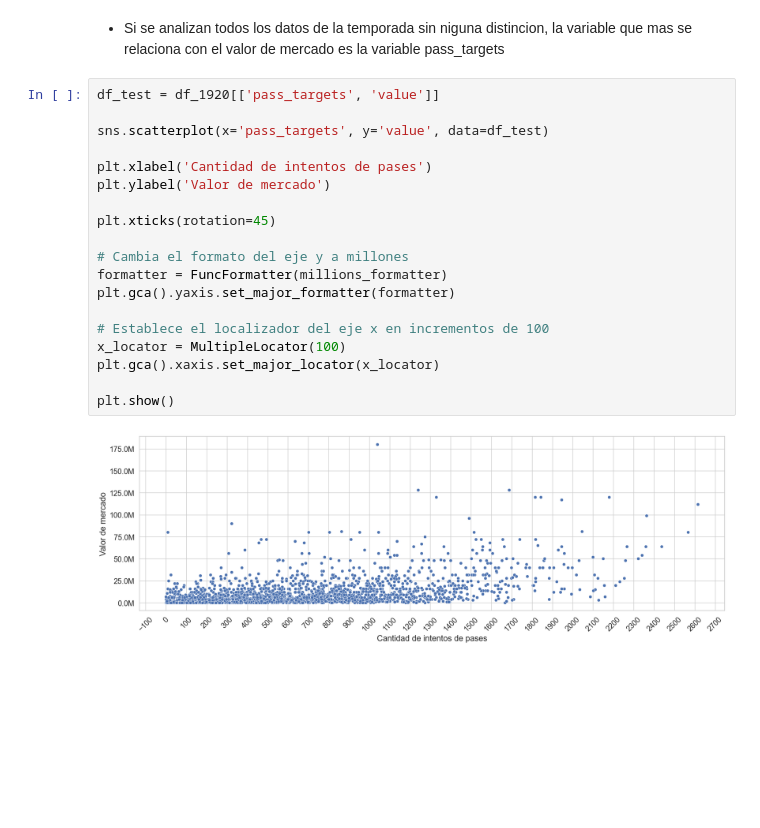
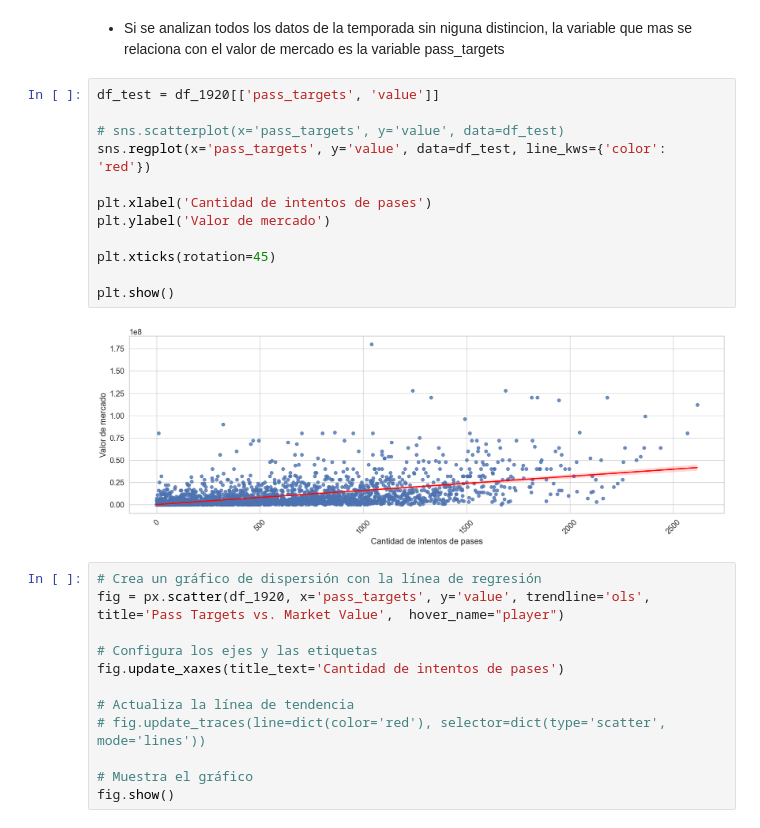
Before and after one commit to santiagoduc0s/football-players-statistics, a Jupyter notebook: football-players.ipynb, the cells around one changed output. Cells and saved outputs as stored; diff of their text form; blank space fills up the shorter version.

Commit message:
Fix graphic

```diff
--- a/football-players.ipynb
+++ b/football-players.ipynb
@@ -582,21 +582,26 @@ df_1920_numeric.corr()['value'].reset_index().sort_values(by='value', ascending=
 # %%
 df_test = df_1920[['pass_targets', 'value']]
 
-sns.scatterplot(x='pass_targets', y='value', data=df_test)
+# sns.scatterplot(x='pass_targets', y='value', data=df_test)
+sns.regplot(x='pass_targets', y='value', data=df_test, line_kws={'color': 'red'})
 
 plt.xlabel('Cantidad de intentos de pases')
 plt.ylabel('Valor de mercado')
 
 plt.xticks(rotation=45)
 
-# Cambia el formato del eje y a millones
-formatter = FuncFormatter(millions_formatter)
-plt.gca().yaxis.set_major_formatter(formatter)
-
-# Establece el localizador del eje x en incrementos de 100
-x_locator = MultipleLocator(100)
-plt.gca().xaxis.set_major_locator(x_locator)
-
 plt.show()
 # %% [output]
-[figure, old version]
+[figure, new version]
+# %%
+# Crea un gráfico de dispersión con la línea de regresión
+fig = px.scatter(df_1920, x='pass_targets', y='value', trendline='ols', title='Pass Targets vs. Market Value',  hover_name="player")
+
+# Configura los ejes y las etiquetas
+fig.update_xaxes(title_text='Cantidad de intentos de pases')
+
+# Actualiza la línea de tendencia
+# fig.update_traces(line=dict(color='red'), selector=dict(type='scatter', mode='lines'))
+
+# Muestra el gráfico
+fig.show()
```
Also changed, not shown: parts of 2 cells of this notebook.
